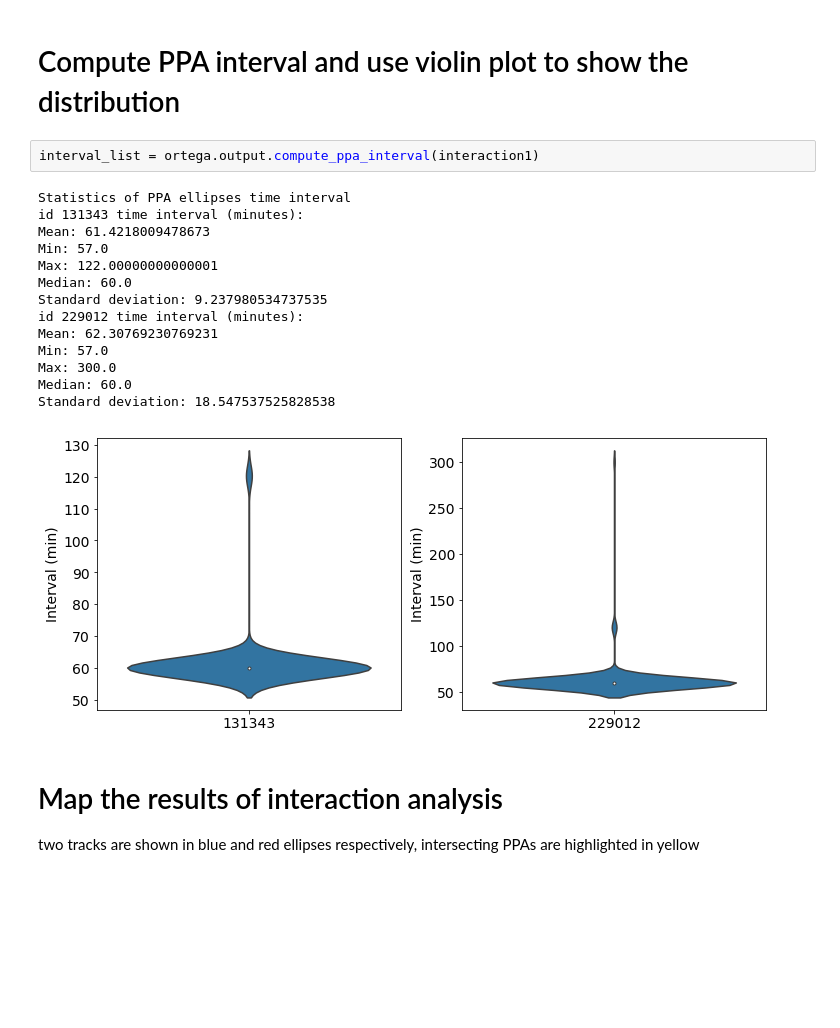
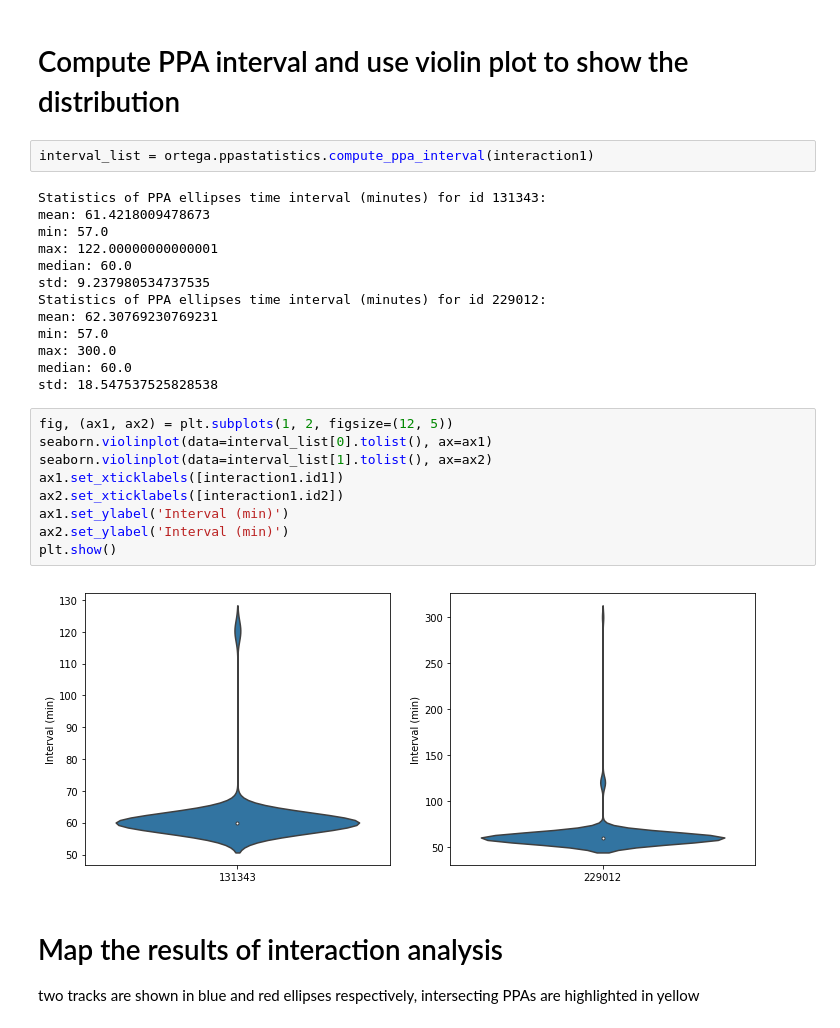
Before and after one commit to move-ucsb/ORTEGA, a Jupyter notebook: examples/example.ipynb, the cells around one changed output. Saved outputs shown, nothing was run; the diff lists cells and outputs as text; blank space fills up the shorter version.

```diff
--- a/examples/example.ipynb
+++ b/examples/example.ipynb
@@ -114,22 +127,31 @@ Standard deviation: 0.007524990336665188
 # %% [markdown]
 # Compute PPA interval and use violin plot to show the distribution
 # %%
-interval_list = ortega.output.compute_ppa_interval(interaction1)
+interval_list = ortega.ppastatistics.compute_ppa_interval(interaction1)
 # %% [output]
-Statistics of PPA ellipses time interval
-id 131343 time interval (minutes):
-Mean: 61.4218009478673
-Min: 57.0
-Max: 122.00000000000001
-Median: 60.0
-Standard deviation: 9.237980534737535
-id 229012 time interval (minutes):
-Mean: 62.30769230769231
-Min: 57.0
-Max: 300.0
-Median: 60.0
-Standard deviation: 18.547537525828538
+Statistics of PPA ellipses time interval (minutes) for id 131343:
+mean: 61.4218009478673
+min: 57.0
+max: 122.00000000000001
+median: 60.0
+std: 9.237980534737535
+Statistics of PPA ellipses time interval (minutes) for id 229012:
+mean: 62.30769230769231
+min: 57.0
+max: 300.0
+median: 60.0
+std: 18.547537525828538
-[figure, removed]
+# %%
+fig, (ax1, ax2) = plt.subplots(1, 2, figsize=(12, 5))
+seaborn.violinplot(data=interval_list[0].tolist(), ax=ax1)
+seaborn.violinplot(data=interval_list[1].tolist(), ax=ax2)
+ax1.set_xticklabels([interaction1.id1])
+ax2.set_xticklabels([interaction1.id2])
+ax1.set_ylabel('Interval (min)')
+ax2.set_ylabel('Interval (min)')
+plt.show()
+# %% [output]
+[figure, added]
 # %% [markdown]
 # Map the results of interaction analysis
 two tracks are shown in blue and red ellipses respectively, intersecting PPAs are highlighted in yellow
```
Also changed, not shown: parts of 11 cells of this notebook.
